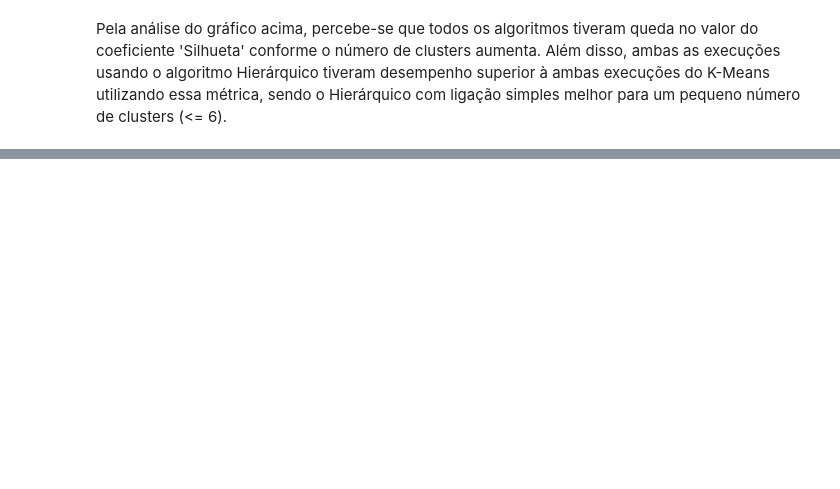
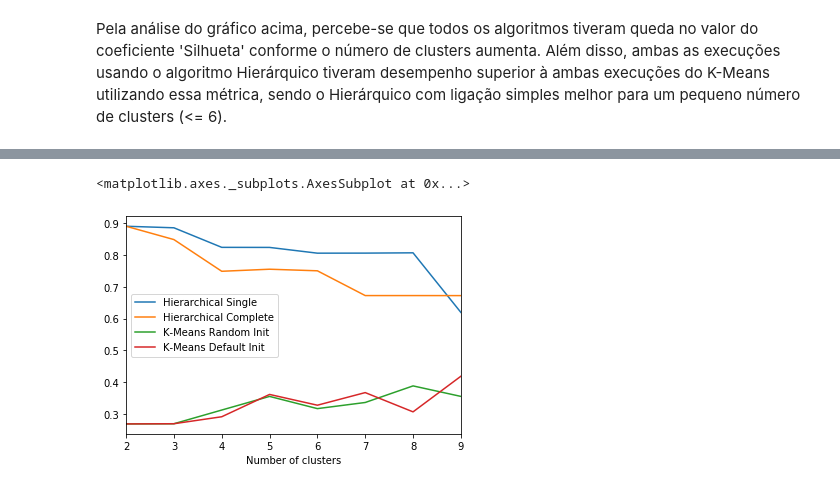
Before and after one commit to DefinitelyNotACactus/AI, a Jupyter notebook: Clustering/Q3 - Clustering.ipynb, the cells around one changed output, grey strips where cells are left out. Drawn from its saved outputs; the diff is of its cells as text; code cells hidden in the pictures; blank space fills up the shorter version.

Commit message:
Update Clustering

```diff
--- a/Clustering/Q3 - Clustering.ipynb
+++ b/Clustering/Q3 - Clustering.ipynb
@@ -253,0 +258,6 @@ Pela análise do gráfico acima, percebe-se que todos os algoritmos tiveram qued
+# %%
+scaler = preprocessing.StandardScaler()
+
+scaled = pd.DataFrame(scaler.fit_transform(df), columns = df.columns.values)
+
+scaled.head()
@@ -253,0 +271,31 @@ Pela análise do gráfico acima, percebe-se que todos os algoritmos tiveram qued
+# %%
+results_scaled = []
+
+for i in range(2, 10):
+    hierarchical_single = cluster.AgglomerativeClustering(n_clusters = i, linkage = "single")
+    hierarchical_complete = cluster.AgglomerativeClustering(n_clusters = i, linkage = "complete")
+
+    kmeans_random = cluster.KMeans(n_clusters = i, init = "random").fit(scaled)
+    kmeans_default_init = cluster.KMeans(n_clusters = i).fit(scaled) #default init = k-means++
+
+    hierarchical_single_clustered =  scaled.assign(cluster_number = hierarchical_single.fit_predict(scaled))
+    hierarchical_complete_clustered =  scaled.assign(cluster_number = hierarchical_complete.fit_predict(scaled))
+
+    kmeans_random_clustered = scaled.assign(cluster_number = kmeans_random.predict(scaled))
+    kmeans_default_init_clustered = scaled.assign(cluster_number = kmeans_default_init.predict(scaled))
+
+    results_scaled.append({"Number of clusters": i,
+                    "Hierarchical Single":
+                    metrics.silhouette_score(hierarchical_single_clustered, labels = hierarchical_single_clustered['cluster_number']),
+                    "Hierarchical Complete":
+                    metrics.silhouette_score(hierarchical_complete_clustered, labels = hierarchical_complete_clustered['cluster_number']),
+                    "K-Means Random Init":
+                    metrics.silhouette_score(kmeans_random_clustered, labels = kmeans_random_clustered['cluster_number']),
+                    "K-Means Default Init":
+                    metrics.silhouette_score(kmeans_default_init_clustered, labels = kmeans_default_init_clustered['cluster_number'])})
+
+pd.DataFrame(results_scaled).plot.line(x = "Number of clusters",
+                                y = ["Hierarchical Single", "Hierarchical Complete", "K-Means Random Init", "K-Means Default Init"])
+# %% [output]
+<matplotlib.axes._subplots.AxesSubplot at 0x...>
+[figure, added]
```
Also changed, not shown: parts of 14 cells of this notebook.
